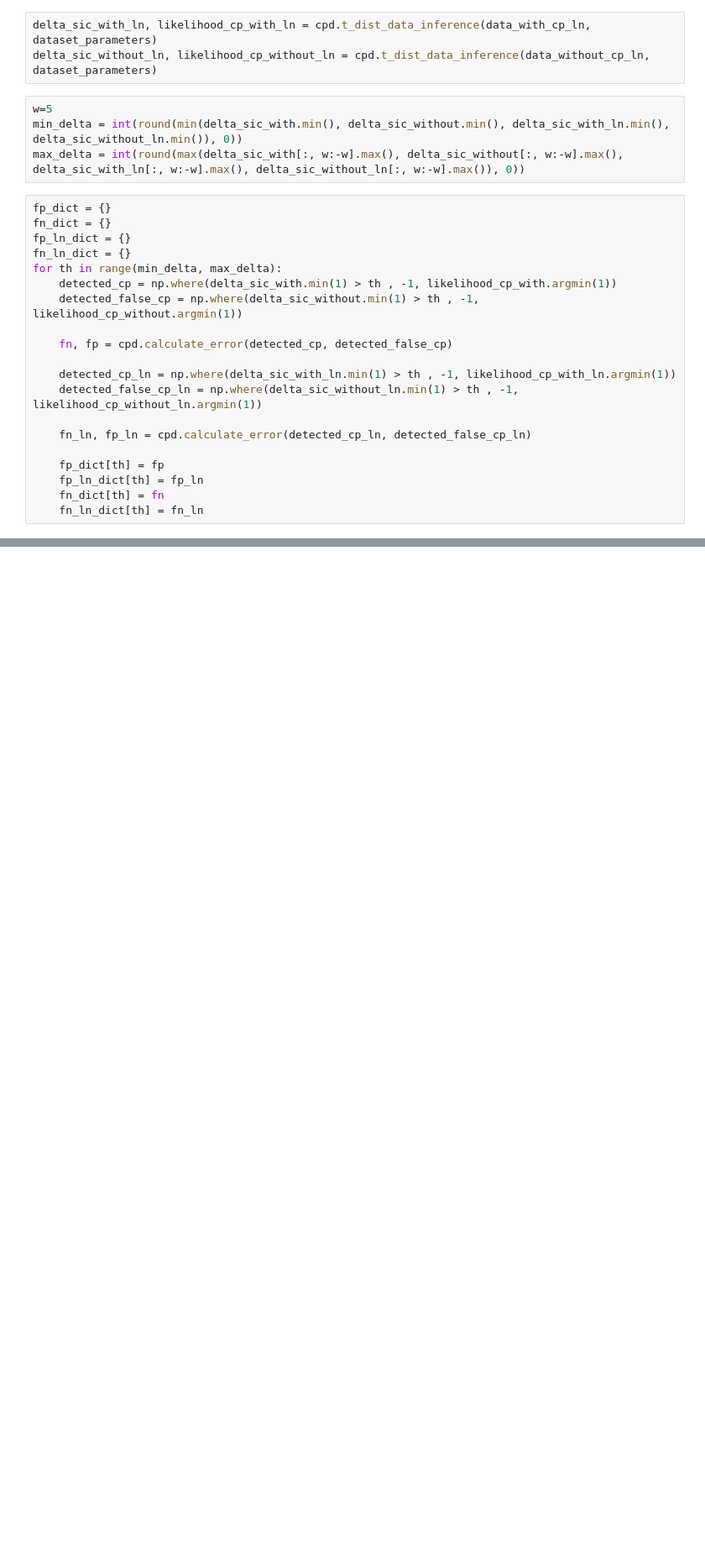
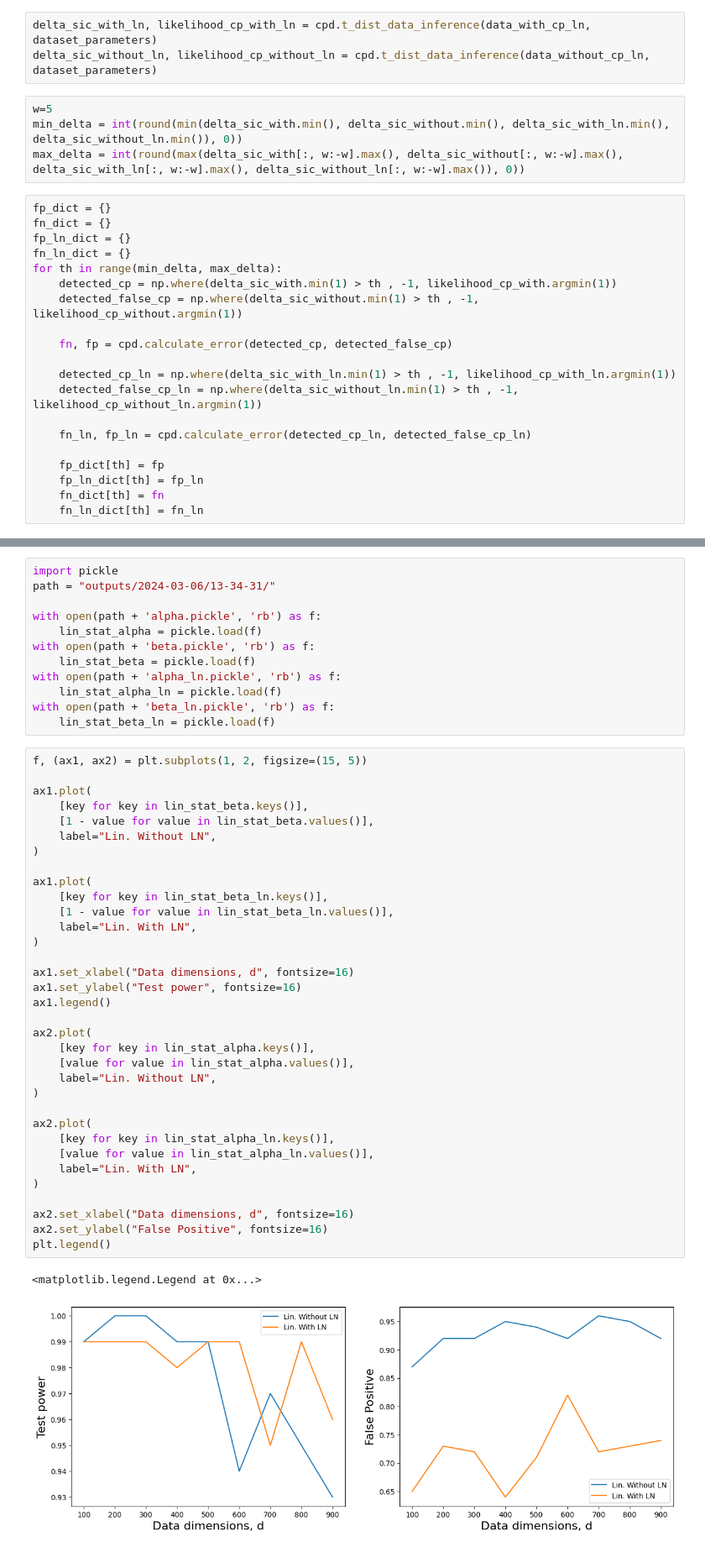
Before and after one commit to romanenkova95/ln_for_cpd, a Jupyter notebook: paper_stat.ipynb, the cells around one changed output, grey strips where cells are left out. Shown at 84% size. Drawn from its saved outputs; the diff is of its cells as text; blank space fills up the shorter version.

```diff
--- a/paper_stat.ipynb
+++ b/paper_stat.ipynb
@@ -160,0 +230,49 @@ threshold_2
+# %%
+import pickle
+path = "outputs/2024-03-06/13-34-31/"
+
+with open(path + 'alpha.pickle', 'rb') as f:
+    lin_stat_alpha = pickle.load(f)
+with open(path + 'beta.pickle', 'rb') as f:
+    lin_stat_beta = pickle.load(f)
+with open(path + 'alpha_ln.pickle', 'rb') as f:
+    lin_stat_alpha_ln = pickle.load(f)
+with open(path + 'beta_ln.pickle', 'rb') as f:
+    lin_stat_beta_ln = pickle.load(f)
+# %%
+f, (ax1, ax2) = plt.subplots(1, 2, figsize=(15, 5))
+
+ax1.plot(
+    [key for key in lin_stat_beta.keys()],
+    [1 - value for value in lin_stat_beta.values()],
+    label="Lin. Without LN",
+)
+
+ax1.plot(
+    [key for key in lin_stat_beta_ln.keys()],
+    [1 - value for value in lin_stat_beta_ln.values()],
+    label="Lin. With LN",
+)
+
+ax1.set_xlabel("Data dimensions, d", fontsize=16)
+ax1.set_ylabel("Test power", fontsize=16)
+ax1.legend()
+
+ax2.plot(
+    [key for key in lin_stat_alpha.keys()],
+    [value for value in lin_stat_alpha.values()],
+    label="Lin. Without LN",
+)
+
+ax2.plot(
+    [key for key in lin_stat_alpha_ln.keys()],
+    [value for value in lin_stat_alpha_ln.values()],
+    label="Lin. With LN",
+)
+
+ax2.set_xlabel("Data dimensions, d", fontsize=16)
+ax2.set_ylabel("False Positive", fontsize=16)
+plt.legend()
+# %% [output]
+<matplotlib.legend.Legend at 0x...>
+[figure, added]
```
Also changed, not shown: parts of 41 cells of this notebook, 5 other files.
